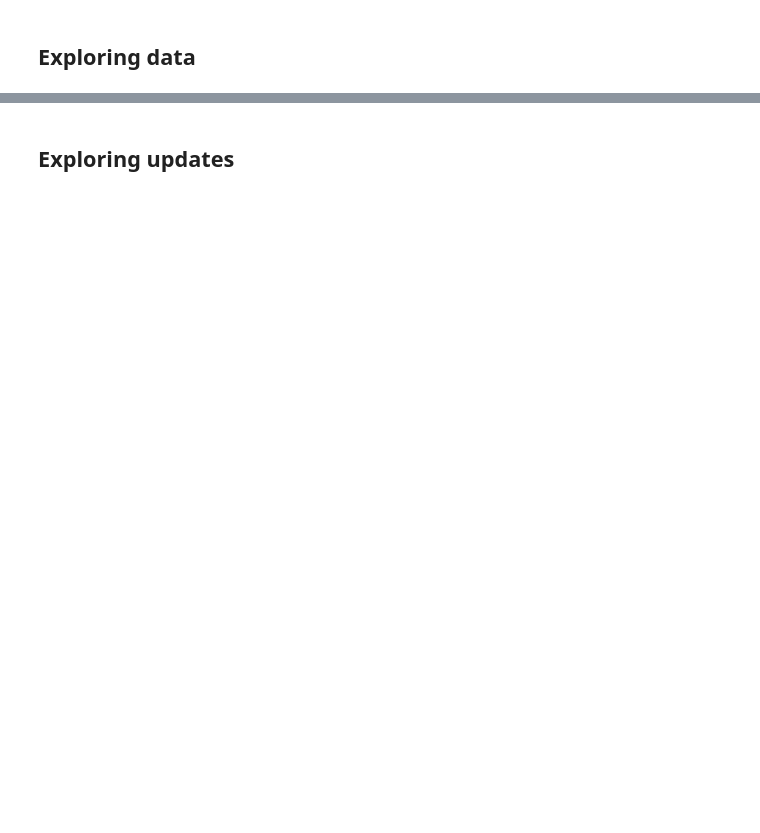
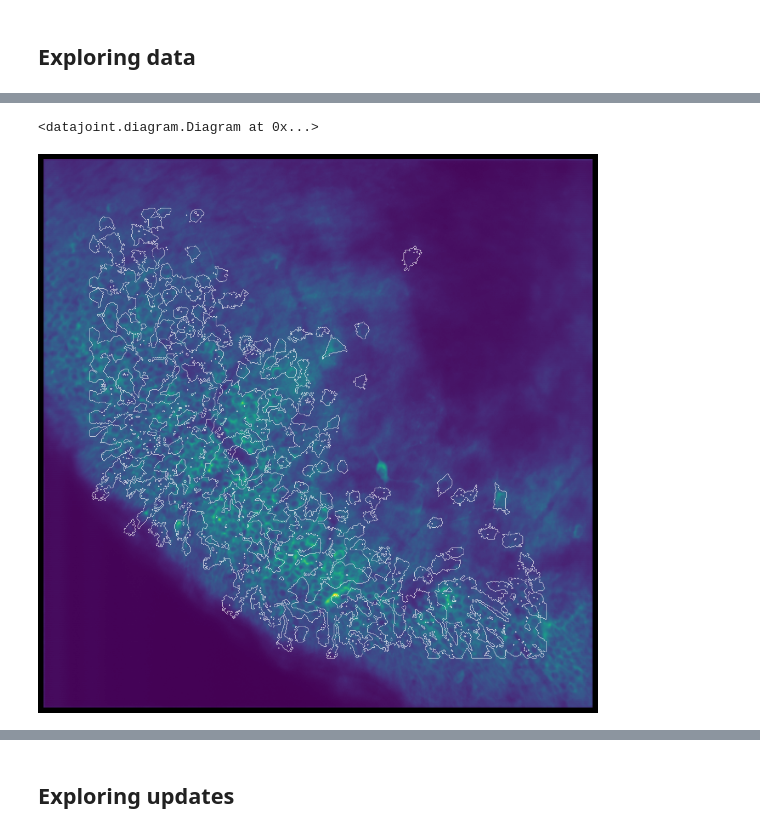
Before and after one commit to Gyepee/adamacs_jisooj, a Jupyter notebook: notebooks/10_troselab_workflow.ipynb, the cells around one changed output, grey strips where cells are left out. Cells and saved outputs as stored; diff of their text form; code cells hidden in the pictures; blank space fills up the shorter version.

```diff
--- a/notebooks/10_troselab_workflow.ipynb
+++ b/notebooks/10_troselab_workflow.ipynb
@@ -560,10 +727,16 @@ plt.imshow(average_image)
+# %%
+dj.Diagram(imaging)
+# %% [output]
+<datajoint.diagram.Diagram at 0x...>
 # %%
-mask_xpix, mask_ypix = (imaging.Segmentation.Mask * imaging.MaskClassification.MaskType & curation_key & 'mask_center_z=0' & 'mask_npix > 130').fetch('mask_xpix','mask_ypix')
+mask_xpix, mask_ypix = (imaging.Segmentation.Mask * imaging.MaskClassification.MaskType & curation_key & 'mask_center_z=0').fetch('mask_xpix','mask_ypix')
 
 mask_image = np.zeros(np.shape(average_image), dtype=bool)
 for xpix, ypix in zip(mask_xpix, mask_ypix):
     mask_image[ypix, xpix] = True
 
 plt.imshow(average_image);
 plt.contour(mask_image, colors='white', linewidths=0.5);
+# %% [output]
+[figure, added]
 # %%
```
Also changed, not shown: parts of 43 cells of this notebook, 2 other files.
